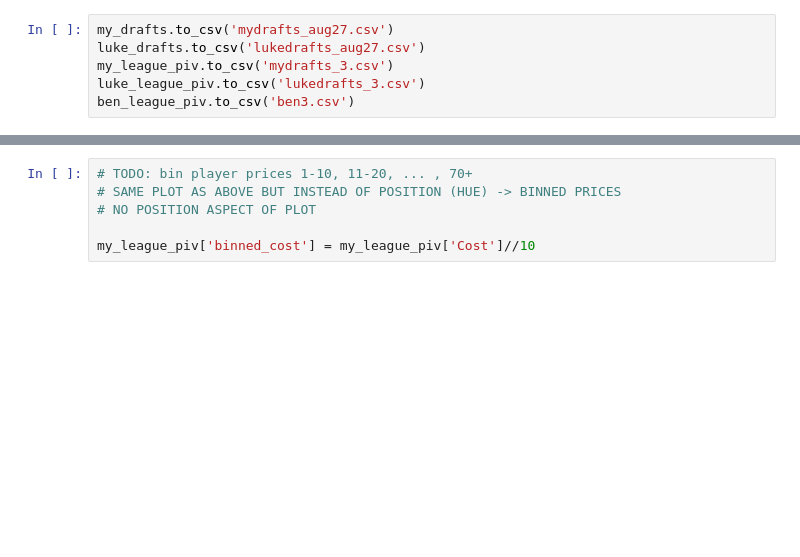
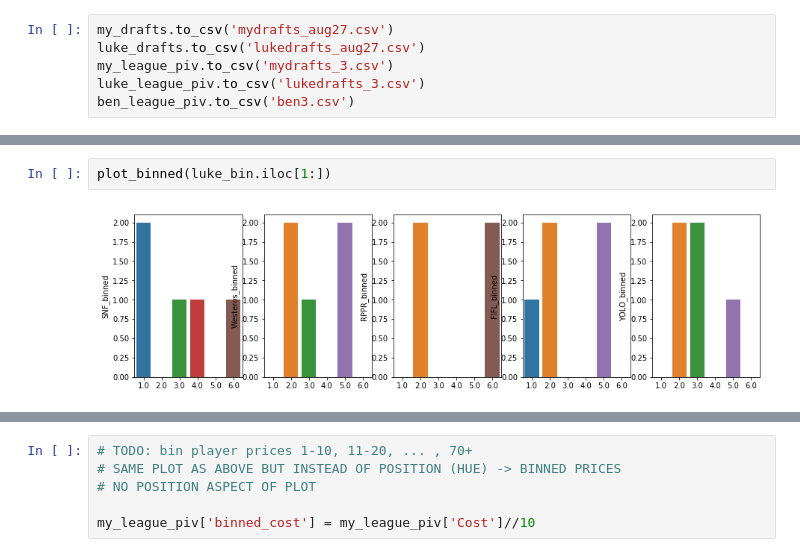
Before and after one commit to WJMatthew/Fantasy-Football-Auction-Drafts, a Jupyter notebook: notebooks/fantasy_drafts.ipynb, the cells around one changed output, grey strips where cells are left out. Cells and saved outputs as stored; diff of their text form; blank space fills up the shorter version.

```diff
--- a/notebooks/fantasy_drafts.ipynb
+++ b/notebooks/fantasy_drafts.ipynb
@@ -146,0 +269,4 @@ ben_league_piv.to_csv('ben3.csv')
+# %%
+plot_binned(luke_bin.iloc[1:])
+# %% [output]
+[figure, added]
```
Also changed, not shown: parts of 16 cells of this notebook, 4 other files.
